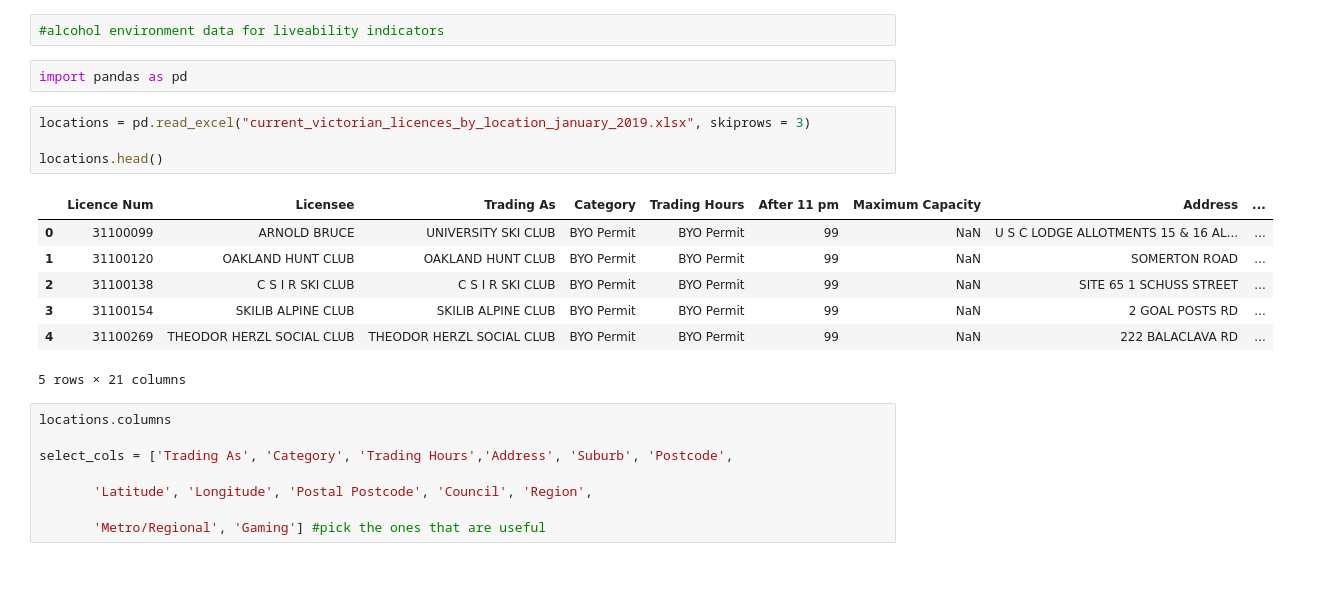
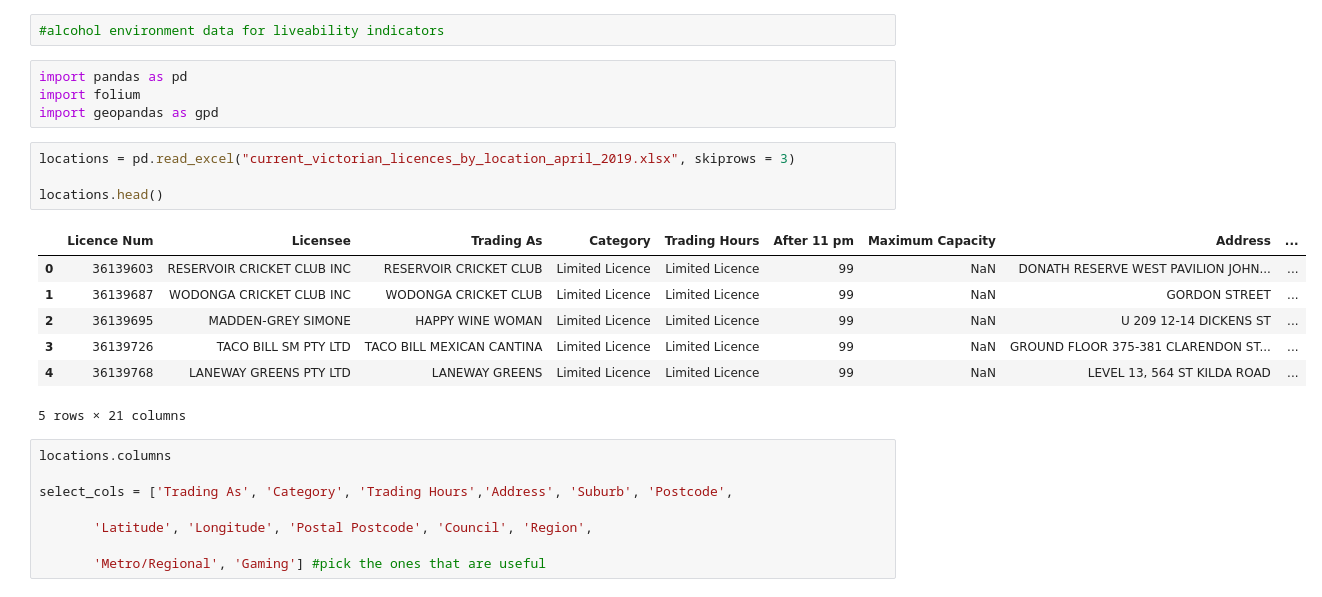
Before and after one commit to william3031/liquor_licences, a Jupyter notebook: vic_liquor_licences_liveability.ipynb, the cells around one changed output. Drawn from its saved outputs; the diff is of its cells as text.

```diff
--- a/vic_liquor_licences_liveability.ipynb
+++ b/vic_liquor_licences_liveability.ipynb
@@ -6,17 +6,19 @@ Data: https://www.data.vic.gov.au/data/dataset/victorian-liquor-licences-by-loca
 #alcohol environment data for liveability indicators
 # %%
 import pandas as pd
+import folium
+import geopandas as gpd
 # %%
-locations = pd.read_excel("current_victorian_licences_by_location_january_2019.xlsx", skiprows = 3)
+locations = pd.read_excel("current_victorian_licences_by_location_april_2019.xlsx", skiprows = 3)
 
 locations.head()
 # %% [output]
 |  | Licence Num | Licensee | Trading As | Category | Trading Hours | After 11 pm | Maximum Capacity | Address | ... |
-| 0 | 31100099 | ARNOLD BRUCE | UNIVERSITY SKI CLUB | BYO Permit | BYO Permit | 99 | NaN | U S C LODGE ALLOTMENTS 15 & 16 AL... | ... |
-| 1 | 31100120 | OAKLAND HUNT CLUB | OAKLAND HUNT CLUB | BYO Permit | BYO Permit | 99 | NaN | SOMERTON ROAD | ... |
-| 2 | 31100138 | C S I R SKI CLUB | C S I R SKI CLUB | BYO Permit | BYO Permit | 99 | NaN | SITE 65 1 SCHUSS STREET | ... |
-| 3 | 31100154 | SKILIB ALPINE CLUB | SKILIB ALPINE CLUB | BYO Permit | BYO Permit | 99 | NaN | 2 GOAL POSTS RD | ... |
-| 4 | 31100269 | THEODOR HERZL SOCIAL CLUB | THEODOR HERZL SOCIAL CLUB | BYO Permit | BYO Permit | 99 | NaN | 222 BALACLAVA RD | ... |
+| 0 | 36139603 | RESERVOIR CRICKET CLUB INC | RESERVOIR CRICKET CLUB | Limited Licence | Limited Licence | 99 | NaN | DONATH RESERVE WEST PAVILION JOHN... | ... |
+| 1 | 36139687 | WODONGA CRICKET CLUB INC | WODONGA CRICKET CLUB | Limited Licence | Limited Licence | 99 | NaN | GORDON STREET | ... |
+| 2 | 36139695 | MADDEN-GREY SIMONE | HAPPY WINE WOMAN | Limited Licence | Limited Licence | 99 | NaN | U 209 12-14 DICKENS ST | ... |
+| 3 | 36139726 | TACO BILL SM PTY LTD | TACO BILL MEXICAN CANTINA | Limited Licence | Limited Licence | 99 | NaN | GROUND FLOOR 375-381 CLARENDON ST... | ... |
+| 4 | 36139768 | LANEWAY GREENS PTY LTD | LANEWAY GREENS | Limited Licence | Limited Licence | 99 | NaN | LEVEL 13, 564 ST KILDA ROAD | ... |
 5 rows × 21 columns
 # %%
 locations.columns
```
Also changed, not shown: parts of 3 cells of this notebook.
